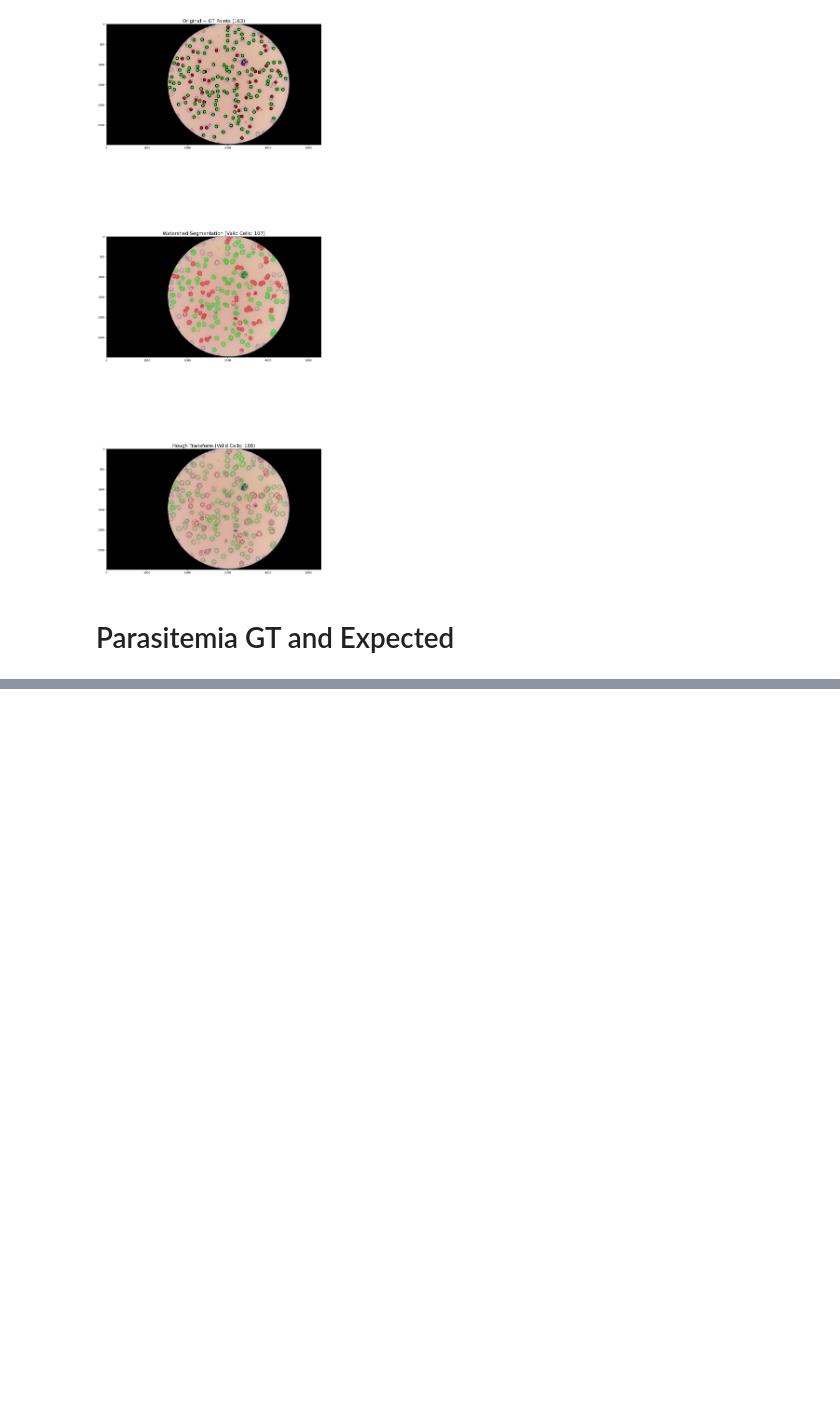
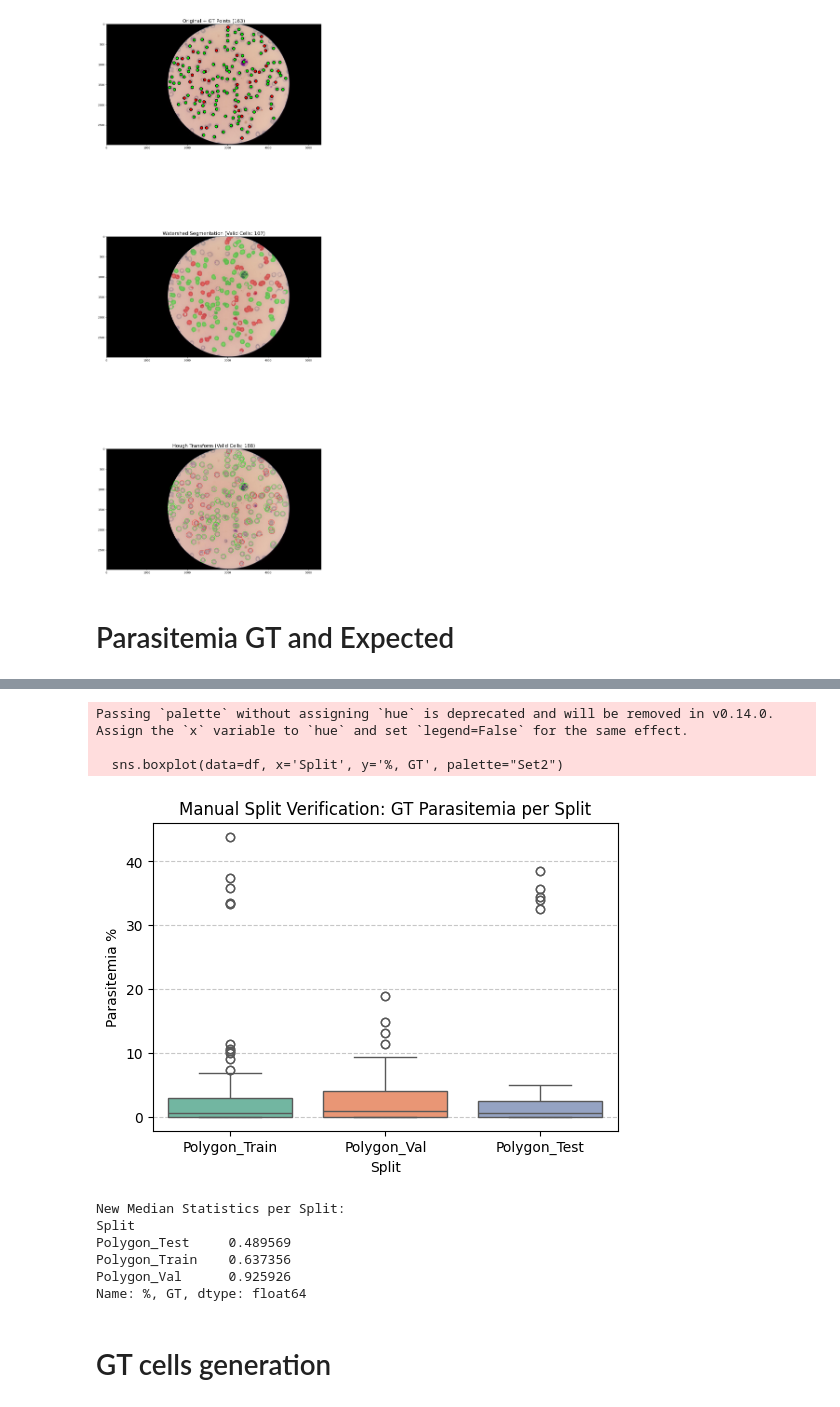
Before and after one commit to SolovevaPolina/Malaria_Screening, a Jupyter notebook: 4_Prepare_Segmented_Data_For_Classification.ipynb, the cells around one changed output, grey strips where cells are left out. Saved outputs shown, nothing was run; the diff lists cells and outputs as text; code cells hidden in the pictures; blank space fills up the shorter version.

Commit message:
GT cells generation for classification

```diff
--- a/4_Prepare_Segmented_Data_For_Classification.ipynb
+++ b/4_Prepare_Segmented_Data_For_Classification.ipynb
@@ -10,18 +11,20 @@ import seaborn as sns
 # %%
 BASE_DIR = "SegmentedData"
 
-PATH_TRAIN_SOURCE = os.path.join("NIH-NLM-ThinBloodSmearsPf", "Point Set")
-PATH_TEST_SOURCE  = os.path.join("NIH-NLM-ThinBloodSmearsPf", "Polygon Set")
-
-# Cleanup previous run
-if os.path.exists(BASE_DIR):
-    shutil.rmtree(BASE_DIR)
-    print(f"Cleaned previous {BASE_DIR}")
+PATH_FINAL_TEST_SOURCE = os.path.join("NIH-NLM-ThinBloodSmearsPf", "Point Set")
+POLYGON_SET_PATH  = os.path.join("NIH-NLM-ThinBloodSmearsPf", "Polygon Set")
+POLYGON_DATA_DIR = os.path.join(BASE_DIR, "Polygon_Data")
 
 # Create base structure
-for split in ["Train", "Test"]:
-    for method in ["Watershed", "Hough"]:
-        os.makedirs(os.path.join(BASE_DIR, split, method), exist_ok=True)
+for split in ["Polygon_Data", "Final_Test"]:
+        os.makedirs(os.path.join(BASE_DIR, split), exist_ok=True)
 
 print(f"Initialized output structure at: {BASE_DIR}")
+
+splits = ['Train', 'Val', 'Test']
+modes = ['GT/black_background', 'GT/original_background', 'Seg/Watershed', 'Seg/Hough']
+
+for split in splits:
+    for mode in modes:
+        os.makedirs(os.path.join(POLYGON_DATA_DIR, split, mode), exist_ok=True)
 # %% [output]
@@ -517,0 +549,24 @@ plt.show()
+# %%
+plt.figure(figsize=(6, 4))
+sns.boxplot(data=df, x='Split', y='%, GT', palette="Set2")
+#sns.stripplot(data=df, x='Split', y='%, GT', color="black", alpha=0.3)
+plt.title("Manual Split Verification: GT Parasitemia per Split")
+plt.ylabel("Parasitemia %")
+plt.grid(axis='y', linestyle='--', alpha=0.7)
+plt.show()
+
+print("New Median Statistics per Split:")
+print(df.groupby('Split')['%, GT'].median())
+# %% [output]
+Passing `palette` without assigning `hue` is deprecated and will be removed in v0.14.0. Assign the `x` variable to `hue` and set `legend=False` for the same effect.
+
+  sns.boxplot(data=df, x='Split', y='%, GT', palette="Set2")
+[figure, added]
+New Median Statistics per Split:
+Split
+Polygon_Test     0.489569
+Polygon_Train    0.637356
+Polygon_Val      0.925926
+Name: %, GT, dtype: float64
+# %% [markdown]
+# GT cells generation
```
Also changed, not shown: parts of 19 cells of this notebook.
